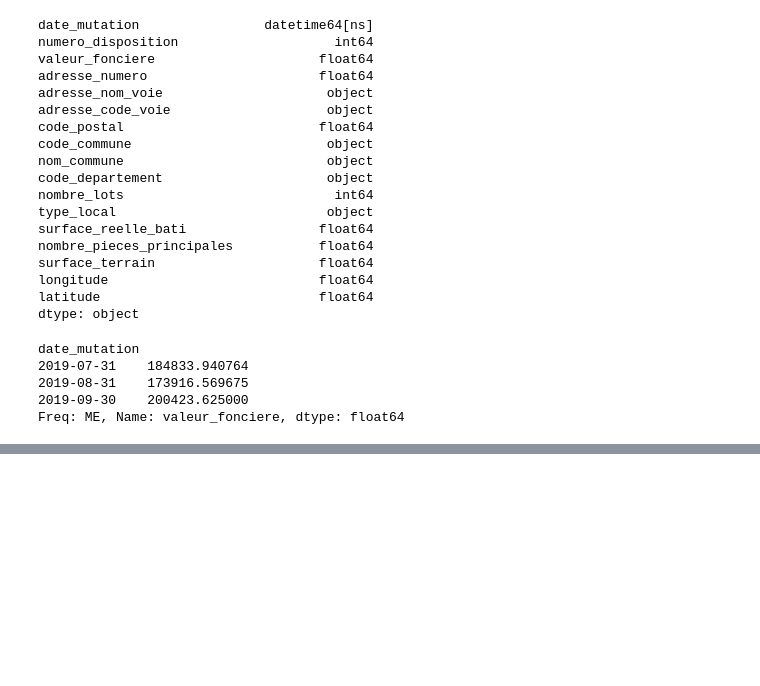
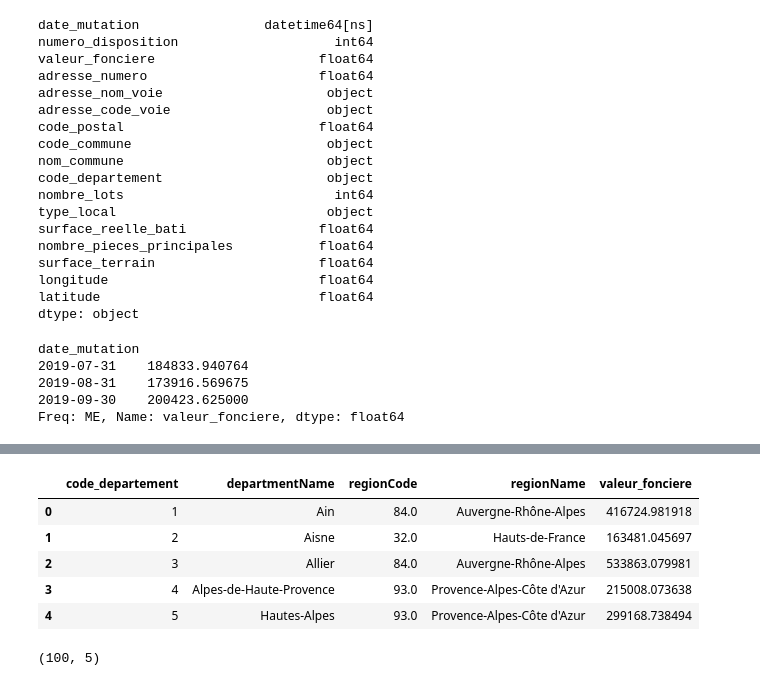
Before and after one commit to MohamedAziz-Khezami/French_House, a Jupyter notebook: dataframes.ipynb, the cells around one changed output, grey strips where cells are left out. Drawn from its saved outputs; the diff is of its cells as text; code cells hidden in the pictures; blank space fills up the shorter version.

Commit message:
dataframes

```diff
--- a/dataframes.ipynb
+++ b/dataframes.ipynb
@@ -219,0 +275,3 @@ ValueError: Unknown na method database/departments.geojson
+# %%
+france_dep = pd.read_csv("departments_regions_france_2016.csv")
+hbar = pd.read_csv('hbar.csv')
@@ -219,0 +296,14 @@ ValueError: Unknown na method database/departments.geojson
+# %%
+h_bar = pd.merge(france_dep, hbar, on='code_departement')
+h_bar.head()
+# %% [output]
+|  | code_departement | departmentName | regionCode | regionName | valeur_fonciere |
+| 0 | 1 | Ain | 84.0 | Auvergne-Rhône-Alpes | 416724.981918 |
+| 1 | 2 | Aisne | 32.0 | Hauts-de-France | 163481.045697 |
+| 2 | 3 | Allier | 84.0 | Auvergne-Rhône-Alpes | 533863.079981 |
+| 3 | 4 | Alpes-de-Haute-Provence | 93.0 | Provence-Alpes-Côte d'Azur | 215008.073638 |
+| 4 | 5 | Hautes-Alpes | 93.0 | Provence-Alpes-Côte d'Azur | 299168.738494 |
+# %%
+h_bar.shape
+# %% [output]
+(100, 5)
```
Also changed, not shown: parts of 38 cells of this notebook, 11 other files.
